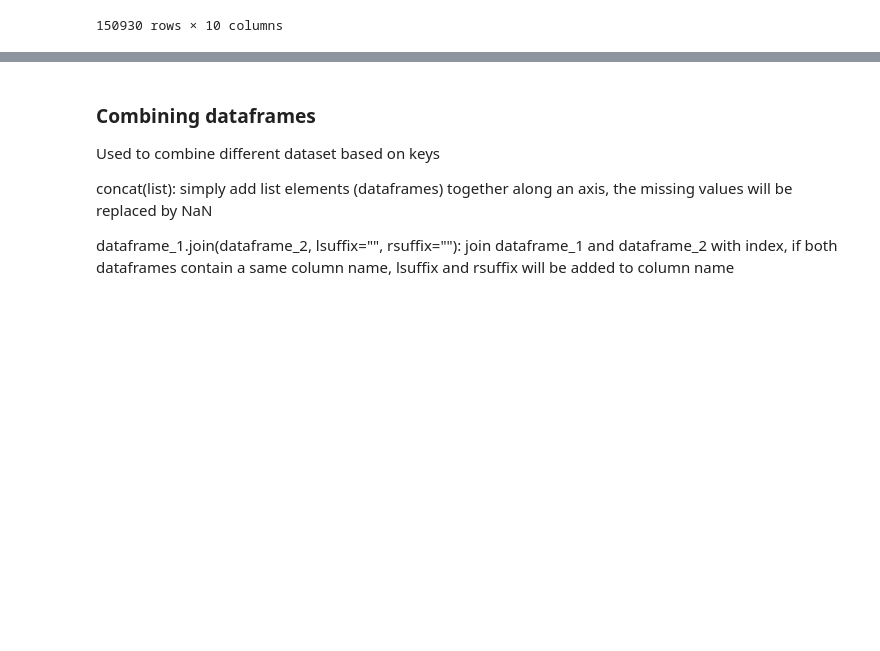
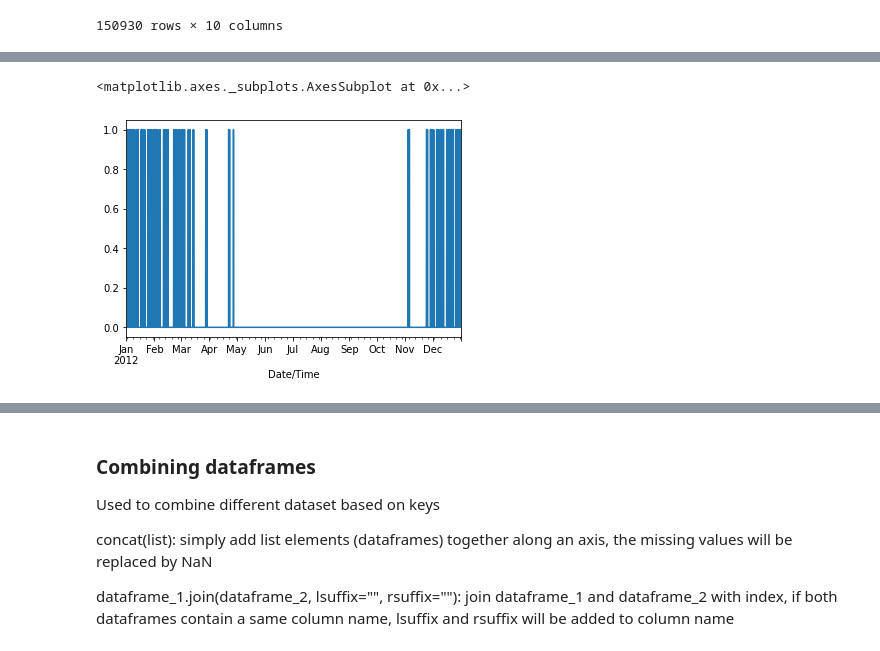
Before and after one commit to gillouche/exploratory-data-analysis, a Jupyter notebook: notebooks/001. pandas.ipynb, the cells around one changed output, grey strips where cells are left out. Saved outputs shown, nothing was run; the diff lists cells and outputs as text; code cells hidden in the pictures; blank space fills up the shorter version.

Commit message:
add cleaning messy data

```diff
--- a/notebooks/001. pandas.ipynb
+++ b/notebooks/001. pandas.ipynb
@@ -884,0 +1052,3 @@ df.rename_axis("wines", axis="rows").rename_axis("fields", axis="columns")
+# %%
+df = pd.read_csv('data/weather.csv', parse_dates=True, index_col='Date/Time')
+df.head()
@@ -884,0 +1063,4 @@ df.rename_axis("wines", axis="rows").rename_axis("fields", axis="columns")
+# %%
+weather_description = df["Weather"]
+is_snowing = weather_description.str.contains('Snow').astype('int64')
+is_snowing[:5]
@@ -884,0 +1075,5 @@ df.rename_axis("wines", axis="rows").rename_axis("fields", axis="columns")
+# %%
+is_snowing.plot()
+# %% [output]
+<matplotlib.axes._subplots.AxesSubplot at 0x...>
+[figure, added]
```
Also changed, not shown: parts of 37 cells of this notebook, 7 other files.
